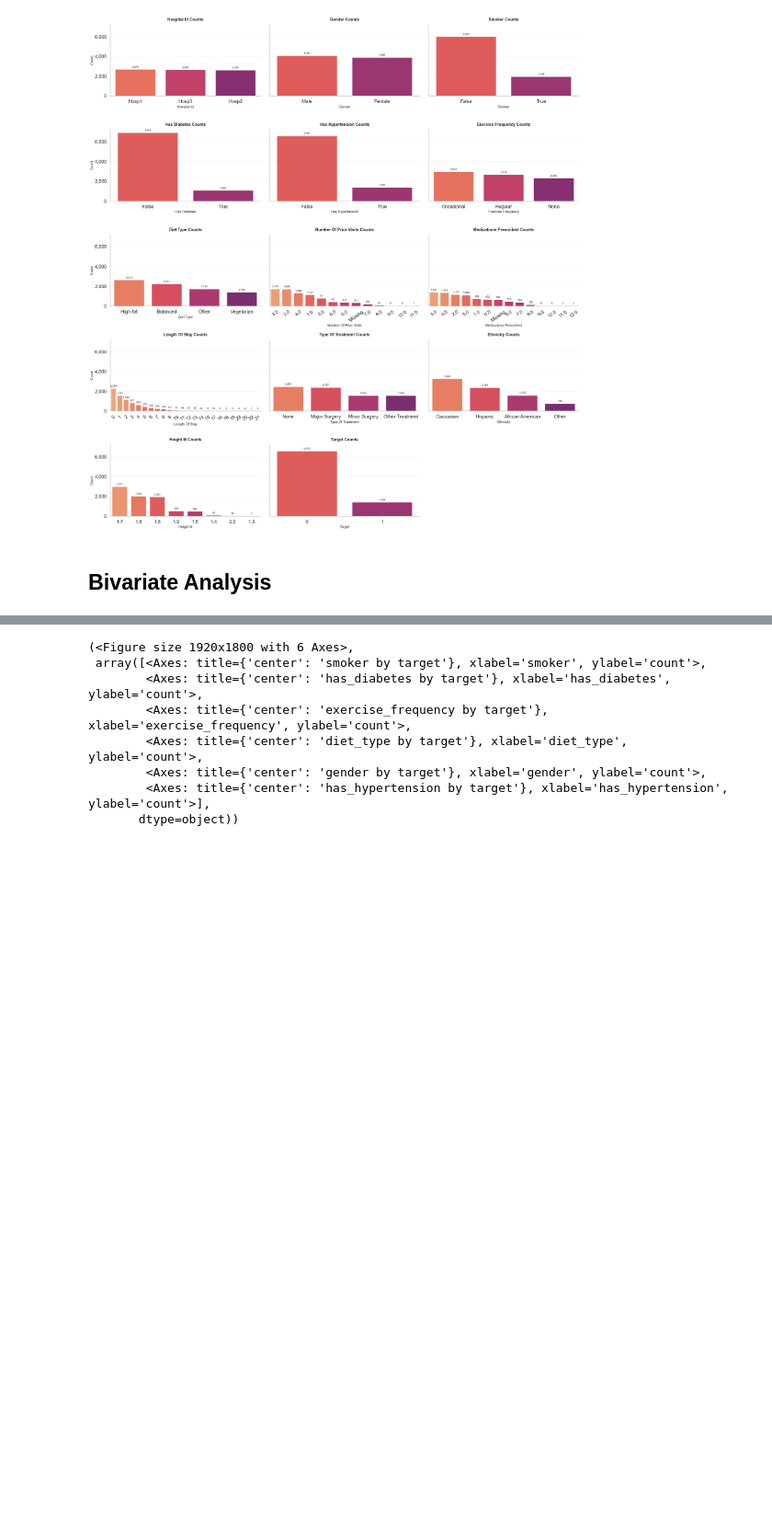
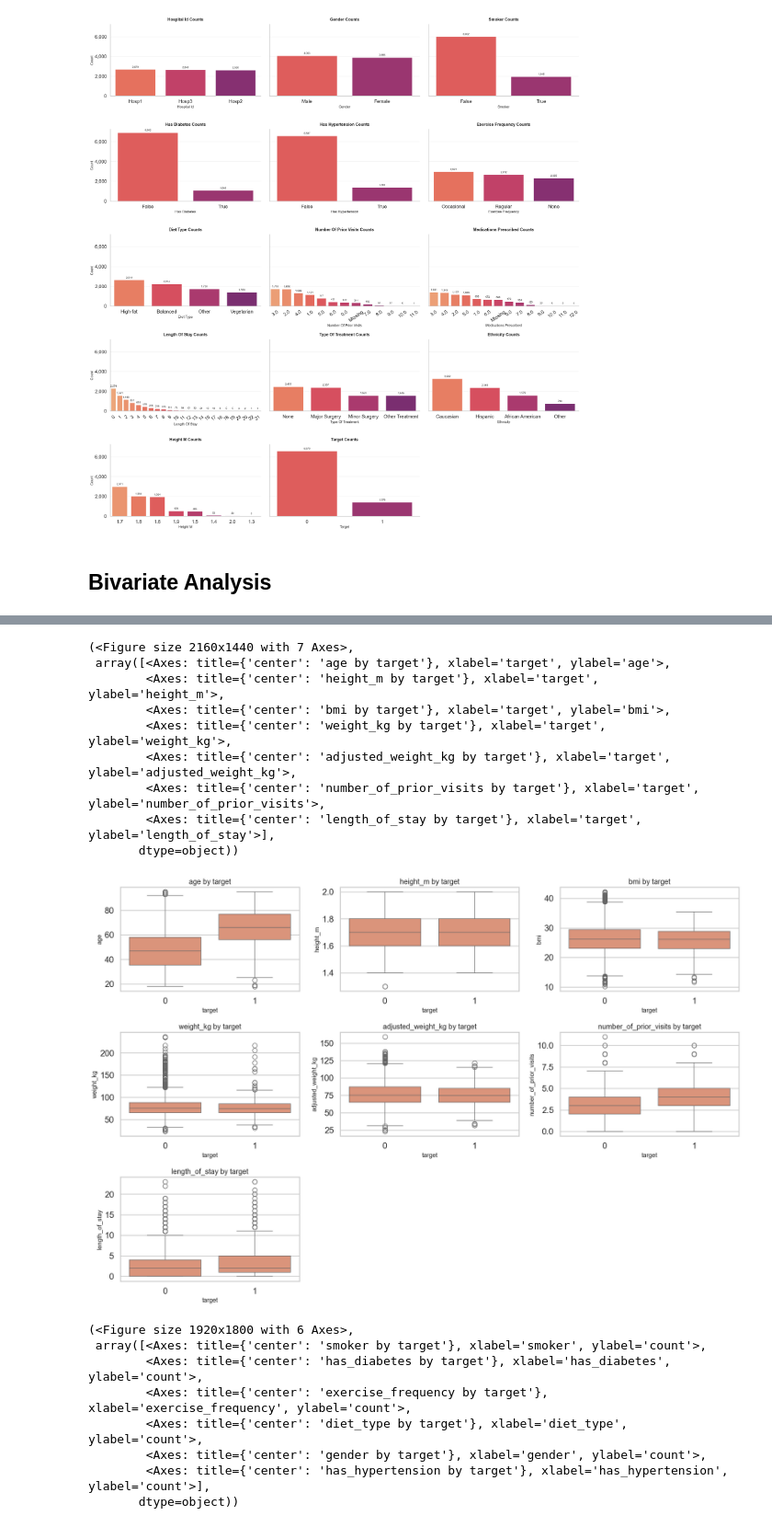
Before and after one commit to japhelan/vertex-readmissions, a Jupyter notebook: notebooks/1.1-jp-eda.ipynb, the cells around one changed output, grey strips where cells are left out. Shown at 92% size. Cells and saved outputs as stored; diff of their text form; code cells hidden in the pictures; blank space fills up the shorter version.

Commit message:
added another function for comparing a set of numerics against one categorical - also checked for dupes

```diff
--- a/notebooks/1.1-jp-eda.ipynb
+++ b/notebooks/1.1-jp-eda.ipynb
@@ -851,3 +830,74 @@ plot_numeric_x_across_categories_grid(
+# %%
+def plot_all_numeric_by_base_category_grid(
+    df,
+    base_cat_col="target",
+    numeric_cols=None,
+    plot_func=sns.boxplot,
+    n_plot_cols=3,
+    figsize_scale=(6, 4),
+    exclude_id_like=True,
+    **plot_kwargs,
+):
+    """
+    Plot all numeric columns split by one base categorical column in a subplot grid.
+
+    Args:
+        df: DataFrame
+        base_cat_col: Categorical column used on x-axis for every subplot
+        numeric_cols: Optional list of numeric columns; if None, auto-detect numeric columns
+        plot_func: Plot function (default sns.boxplot)
+        n_plot_cols: Number of subplot columns
+        figsize_scale: Width/height scale per subplot
+        exclude_id_like: Exclude columns ending in '_id' during auto-detection
+        **plot_kwargs: Extra args passed into plot_func
+    """
+    if numeric_cols is None:
+        numeric_cols = df.select_dtypes(include=[np.number]).columns.tolist()
+
+    numeric_cols = [c for c in numeric_cols if c != base_cat_col]
+
+    if exclude_id_like:
+        numeric_cols = [c for c in numeric_cols if not c.lower().endswith("_id")]
+
+    if not numeric_cols:
+        raise ValueError("No numeric columns available to plot.")
+
+    n_plots = len(numeric_cols)
+    n_rows = (n_plots - 1) // n_plot_cols + 1
+
+    fig, axes = plt.subplots(
+        n_rows,
+        n_plot_cols,
+        figsize=(figsize_scale[0] * n_plot_cols, figsize_scale[1] * n_rows),
+    )
+    axes = np.array(axes).reshape(-1)
+
+    for i, num_col in enumerate(numeric_cols):
+        plot_func(
+            data=df,
+            x=base_cat_col,
+            y=num_col,
+            ax=axes[i],
+            **plot_kwargs,
+        )
+        axes[i].set_title(f"{num_col} by {base_cat_col}")
+
+    for j in range(n_plots, len(axes)):
+        fig.delaxes(axes[j])
+
+    fig.tight_layout()
+    return fig, axes[:n_plots]
+# %% [output]
+(<Figure size 2160x1440 with 7 Axes>,
+ array([<Axes: title={'center': 'age by target'}, xlabel='target', ylabel='age'>,
+        <Axes: title={'center': 'height_m by target'}, xlabel='target', ylabel='height_m'>,
+        <Axes: title={'center': 'bmi by target'}, xlabel='target', ylabel='bmi'>,
+        <Axes: title={'center': 'weight_kg by target'}, xlabel='target', ylabel='weight_kg'>,
+        <Axes: title={'center': 'adjusted_weight_kg by target'}, xlabel='target', ylabel='adjusted_weight_kg'>,
+        <Axes: title={'center': 'number_of_prior_visits by target'}, xlabel='target', ylabel='number_of_prior_visits'>,
+        <Axes: title={'center': 'length_of_stay by target'}, xlabel='target', ylabel='length_of_stay'>],
+       dtype=object))
+[figure, added]
 # %%
 def plot_categorical_x_categorical_grid(
     df,
```
Also changed, not shown: parts of 8 cells of this notebook.
